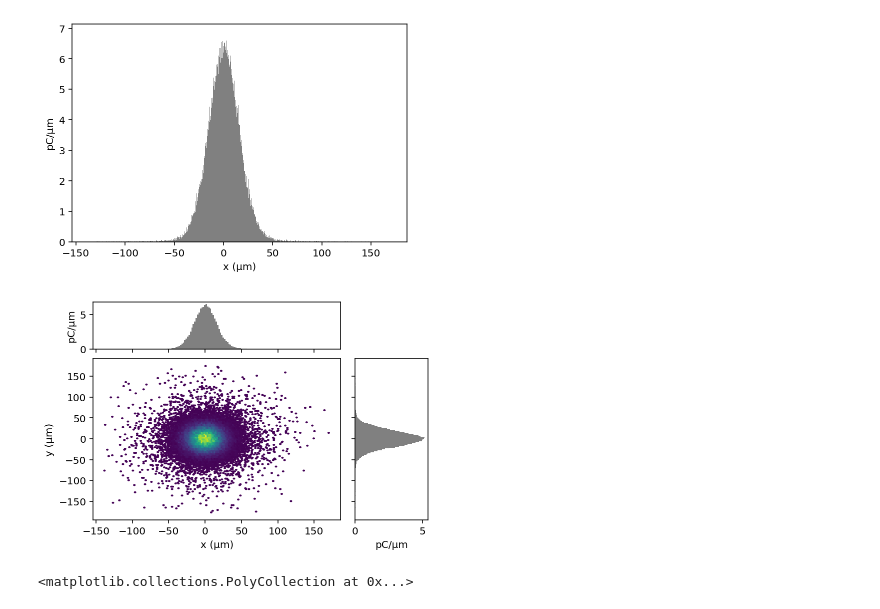
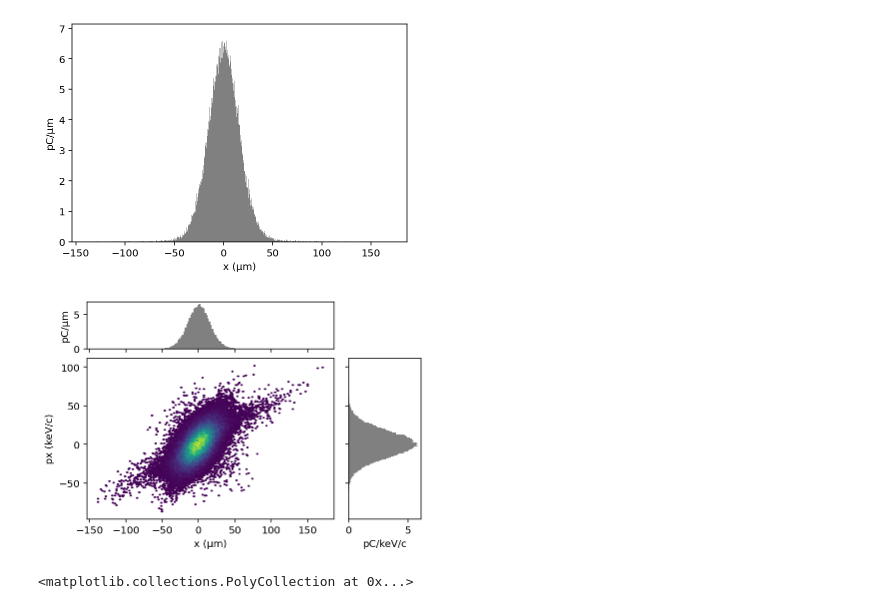
Before and after one commit to ChristopherMayes/openPMD-beamphysics, a Jupyter notebook: examples/particle_examples.ipynb, the cells around one changed output. Drawn from its saved outputs; the diff is of its cells as text; code cells hidden in the pictures.

```diff
--- a/examples/particle_examples.ipynb
+++ b/examples/particle_examples.ipynb
@@ -246,7 +266,7 @@ P.plot('x')
 [figure]
 # %%
 # 2D density plot
-P.plot('x', 'y')
+P.plot('x', 'px')
 # %% [output]
-[figure, old version]
+[figure, new version]
 # %%
```
Also changed, not shown: parts of 9 cells of this notebook, 1 other file.
